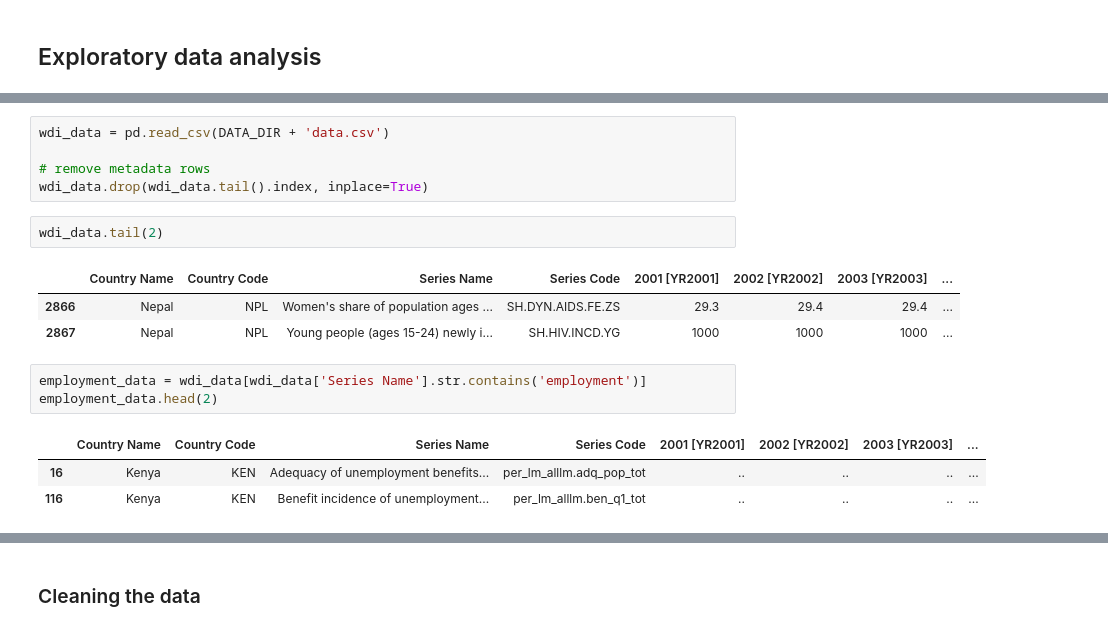
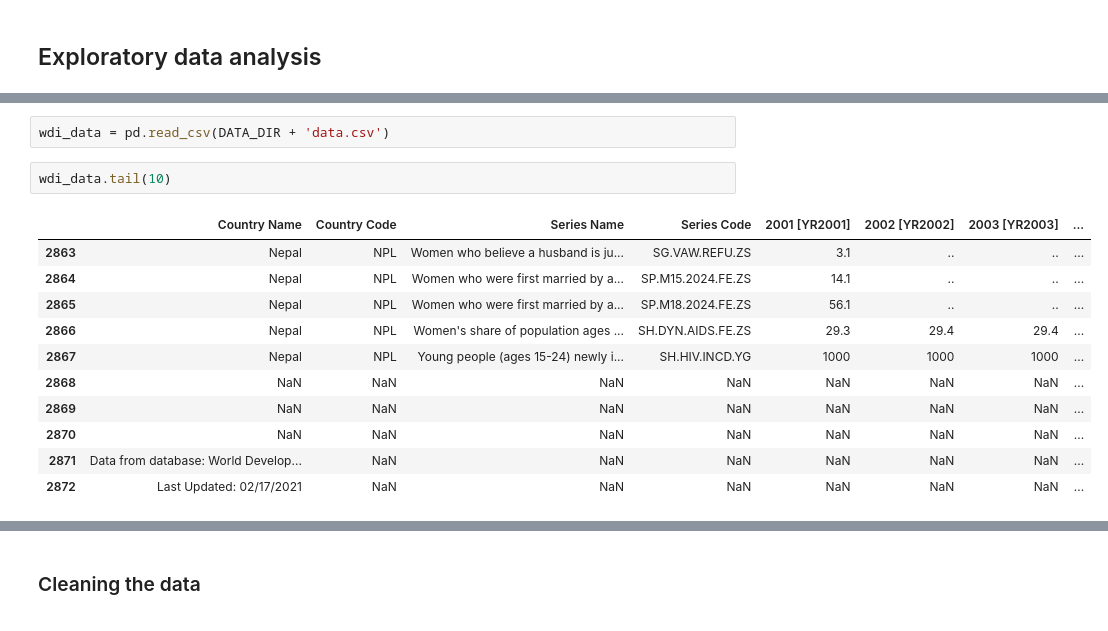
Before and after one commit to Niz17/kenep, a Jupyter notebook: notebooks/kenya_and_nepal_employment.ipynb, the cells around one changed output, grey strips where cells are left out. Drawn from its saved outputs; the diff is of its cells as text.

```diff
--- a/notebooks/kenya_and_nepal_employment.ipynb
+++ b/notebooks/kenya_and_nepal_employment.ipynb
@@ -13,18 +28,16 @@ Drive already mounted at /content/gdrive/; to attempt to forcibly remount, call
 # %%
 wdi_data = pd.read_csv(DATA_DIR + 'data.csv')
-
-# remove metadata rows
-wdi_data.drop(wdi_data.tail().index, inplace=True)
 # %%
-wdi_data.tail(2)
+wdi_data.tail(10)
 # %% [output]
 |  | Country Name | Country Code | Series Name | Series Code | 2001 [YR2001] | 2002 [YR2002] | 2003 [YR2003] | ... |
+| 2863 | Nepal | NPL | Women who believe a husband is ju... | SG.VAW.REFU.ZS | 3.1 | .. | .. | ... |
+| 2864 | Nepal | NPL | Women who were first married by a... | SP.M15.2024.FE.ZS | 14.1 | .. | .. | ... |
+| 2865 | Nepal | NPL | Women who were first married by a... | SP.M18.2024.FE.ZS | 56.1 | .. | .. | ... |
 | 2866 | Nepal | NPL | Women's share of population ages ... | SH.DYN.AIDS.FE.ZS | 29.3 | 29.4 | 29.4 | ... |
 | 2867 | Nepal | NPL | Young people (ages 15-24) newly i... | SH.HIV.INCD.YG | 1000 | 1000 | 1000 | ... |
+| 2868 | NaN | NaN | NaN | NaN | NaN | NaN | NaN | ... |
+| 2869 | NaN | NaN | NaN | NaN | NaN | NaN | NaN | ... |
+| 2870 | NaN | NaN | NaN | NaN | NaN | NaN | NaN | ... |
+| 2871 | Data from database: World Develop... | NaN | NaN | NaN | NaN | NaN | NaN | ... |
+| 2872 | Last Updated: 02/17/2021 | NaN | NaN | NaN | NaN | NaN | NaN | ... |
-# %%
-employment_data = wdi_data[wdi_data['Series Name'].str.contains('employment')]
-employment_data.head(2)
-# %% [output]
-|  | Country Name | Country Code | Series Name | Series Code | 2001 [YR2001] | 2002 [YR2002] | 2003 [YR2003] | ... |
-| 16 | Kenya | KEN | Adequacy of unemployment benefits... | per_lm_alllm.adq_pop_tot | .. | .. | .. | ... |
-| 116 | Kenya | KEN | Benefit incidence of unemployment... | per_lm_alllm.ben_q1_tot | .. | .. | .. | ... |
```
Also changed, not shown: parts of 35 cells of this notebook.
